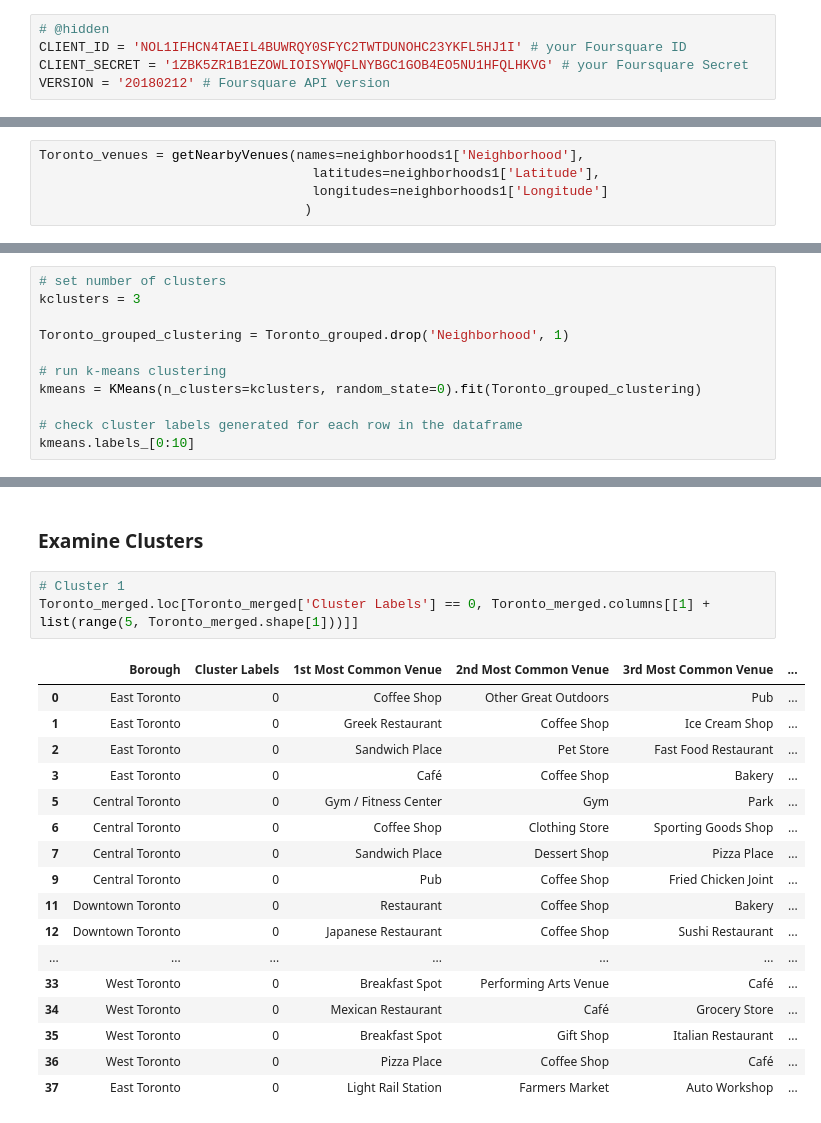
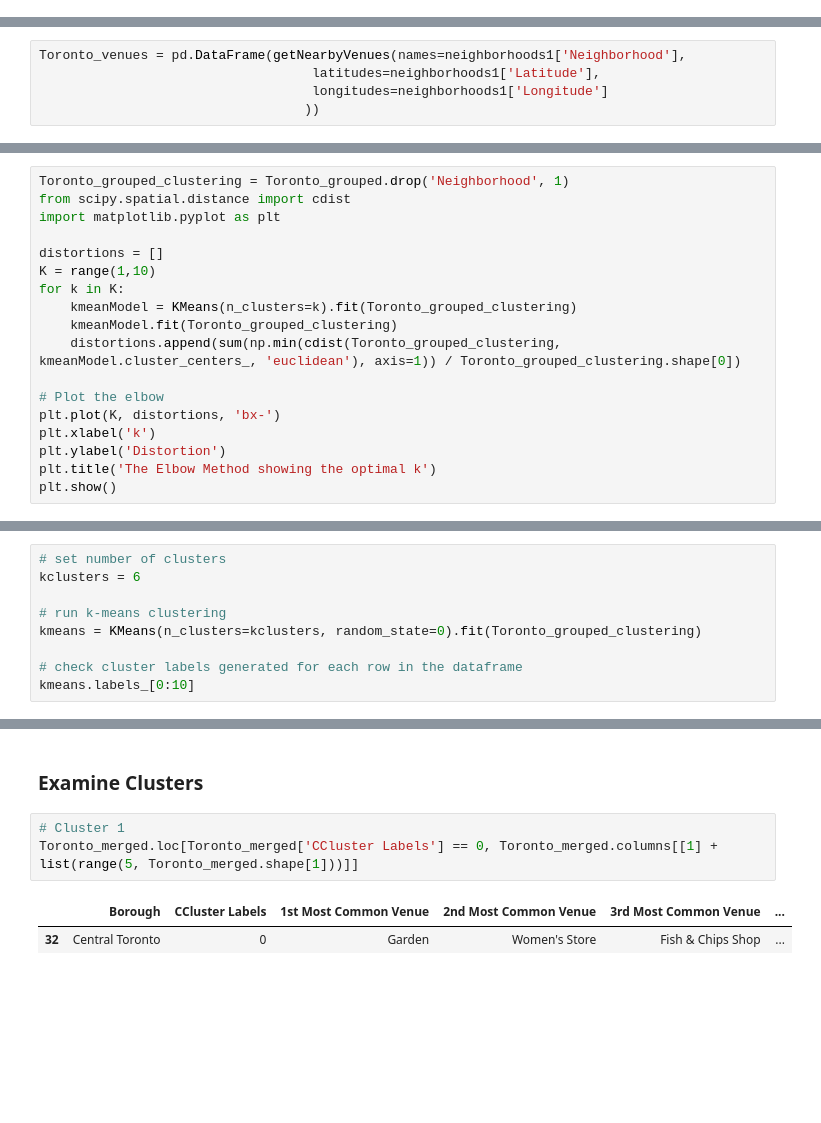
Before and after one commit to Ryedla/Clustering-the-Toronto-City, a Jupyter notebook: Exploring & Clustering neighborhoods in Toronto.ipynb, the cells around one changed output, grey strips where cells are left out. Drawn from its saved outputs; the diff is of its cells as text; blank space fills up the shorter version.

Commit message:
With 6 clusters

```diff
--- a/Exploring & Clustering neighborhoods in Toronto.ipynb
+++ b/Exploring & Clustering neighborhoods in Toronto.ipynb
@@ -84,8 +93,3 @@ map_toronto
 [interactive output not drawn]
 # %% [markdown]
 ### Define Foursquare Credentials and Version
-# %%
-# @hidden
-CLIENT_ID = 'NOL1IFHCN4TAEIL4BUWRQY0SFYC2TWTDUNOHC23YKFL5HJ1I' # your Foursquare ID
-CLIENT_SECRET = '1ZBK5ZR1B1EZOWLIOISYWQFLNYBGC1GOB4EO5NU1HFQLHKVG' # your Foursquare Secret
-VERSION = '20180212' # Foursquare API version
@@ -220,8 +227,8 @@ def getNearbyVenues(names, latitudes, longitudes, radius=500):
 
     return(nearby_venues)
 # %%
-Toronto_venues = getNearbyVenues(names=neighborhoods1['Neighborhood'],
+Toronto_venues = pd.DataFrame(getNearbyVenues(names=neighborhoods1['Neighborhood'],
                                    latitudes=neighborhoods1['Latitude'],
                                    longitudes=neighborhoods1['Longitude']
-                                  )
+                                  ))
 # %% [output]
@@ -394,0 +404,18 @@ neighborhoods_venues_sorted.head()
+# %%
+Toronto_grouped_clustering = Toronto_grouped.drop('Neighborhood', 1)
+from scipy.spatial.distance import cdist
+import matplotlib.pyplot as plt
+
+distortions = []
+K = range(1,10)
+for k in K:
+    kmeanModel = KMeans(n_clusters=k).fit(Toronto_grouped_clustering)
+    kmeanModel.fit(Toronto_grouped_clustering)
+    distortions.append(sum(np.min(cdist(Toronto_grouped_clustering, kmeanModel.cluster_centers_, 'euclidean'), axis=1)) / Toronto_grouped_clustering.shape[0])
+
+# Plot the elbow
+plt.plot(K, distortions, 'bx-')
+plt.xlabel('k')
+plt.ylabel('Distortion')
+plt.title('The Elbow Method showing the optimal k')
+plt.show()
@@ -397,8 +426,6 @@ neighborhoods_venues_sorted.head()
 # %%
 # set number of clusters
-kclusters = 3
-
-Toronto_grouped_clustering = Toronto_grouped.drop('Neighborhood', 1)
+kclusters = 6
 
 # run k-means clustering
 kmeans = KMeans(n_clusters=kclusters, random_state=0).fit(Toronto_grouped_clustering)
@@ -454,24 +481,9 @@ IndexError: list index out of range
 ### Examine Clusters
 # %%
 # Cluster 1
-Toronto_merged.loc[Toronto_merged['Cluster Labels'] == 0, Toronto_merged.columns[[1] + list(range(5, Toronto_merged.shape[1]))]]
+Toronto_merged.loc[Toronto_merged['CCluster Labels'] == 0, Toronto_merged.columns[[1] + list(range(5, Toronto_merged.shape[1]))]]
 # %% [output]
-|  | Borough | Cluster Labels | 1st Most Common Venue | 2nd Most Common Venue | 3rd Most Common Venue | ... |
-| 0 | East Toronto | 0 | Coffee Shop | Other Great Outdoors | Pub | ... |
-| 1 | East Toronto | 0 | Greek Restaurant | Coffee Shop | Ice Cream Shop | ... |
-| 2 | East Toronto | 0 | Sandwich Place | Pet Store | Fast Food Restaurant | ... |
-| 3 | East Toronto | 0 | Café | Coffee Shop | Bakery | ... |
-| 5 | Central Toronto | 0 | Gym / Fitness Center | Gym | Park | ... |
-| 6 | Central Toronto | 0 | Coffee Shop | Clothing Store | Sporting Goods Shop | ... |
-| 7 | Central Toronto | 0 | Sandwich Place | Dessert Shop | Pizza Place | ... |
-| 9 | Central Toronto | 0 | Pub | Coffee Shop | Fried Chicken Joint | ... |
-| 11 | Downtown Toronto | 0 | Restaurant | Coffee Shop | Bakery | ... |
-| 12 | Downtown Toronto | 0 | Japanese Restaurant | Coffee Shop | Sushi Restaurant | ... |
-| ... | ... | ... | ... | ... | ... | ... |
-| 33 | West Toronto | 0 | Breakfast Spot | Performing Arts Venue | Café | ... |
-| 34 | West Toronto | 0 | Mexican Restaurant | Café | Grocery Store | ... |
-| 35 | West Toronto | 0 | Breakfast Spot | Gift Shop | Italian Restaurant | ... |
-| 36 | West Toronto | 0 | Pizza Place | Coffee Shop | Café | ... |
-| 37 | East Toronto | 0 | Light Rail Station | Farmers Market | Auto Workshop | ... |
+|  | Borough | CCluster Labels | 1st Most Common Venue | 2nd Most Common Venue | 3rd Most Common Venue | ... |
+| 32 | Central Toronto | 0 | Garden | Women's Store | Fish & Chips Shop | ... |
 # %%
 # Cluser 2
```
Also changed, not shown: parts of 31 cells of this notebook.
